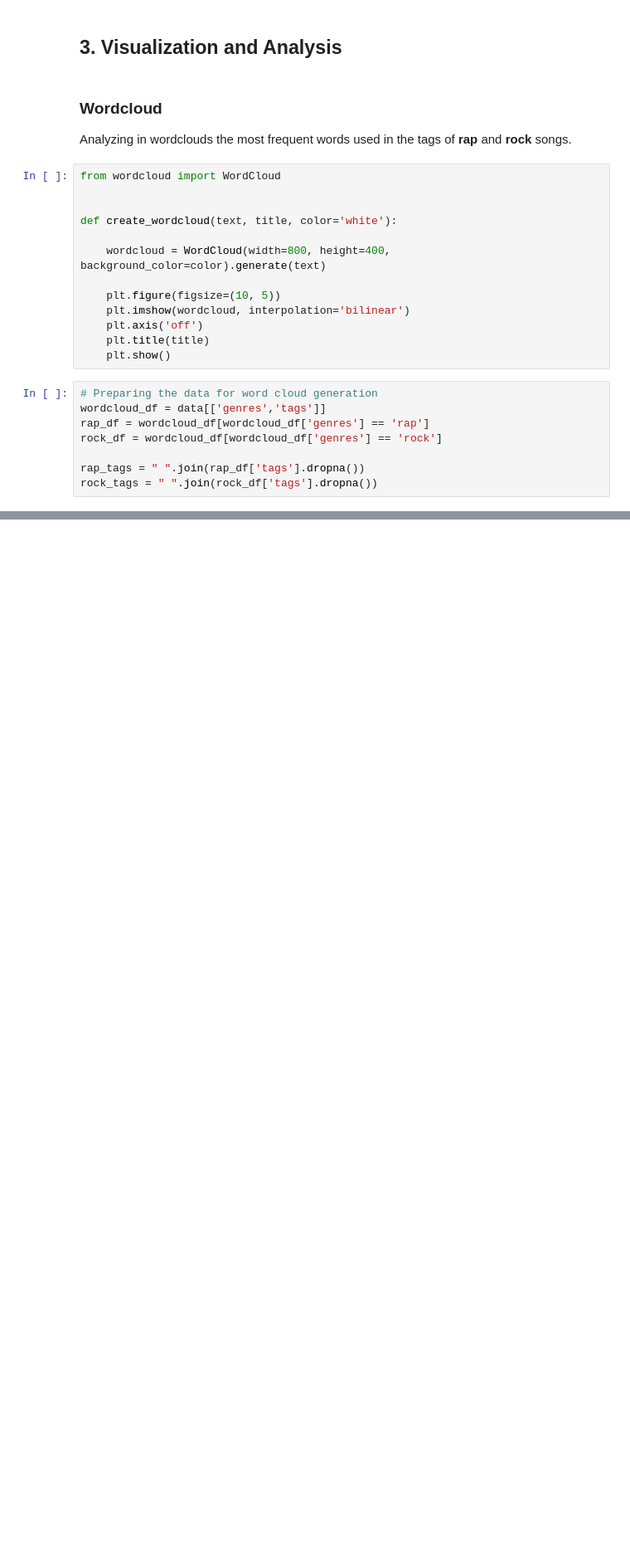
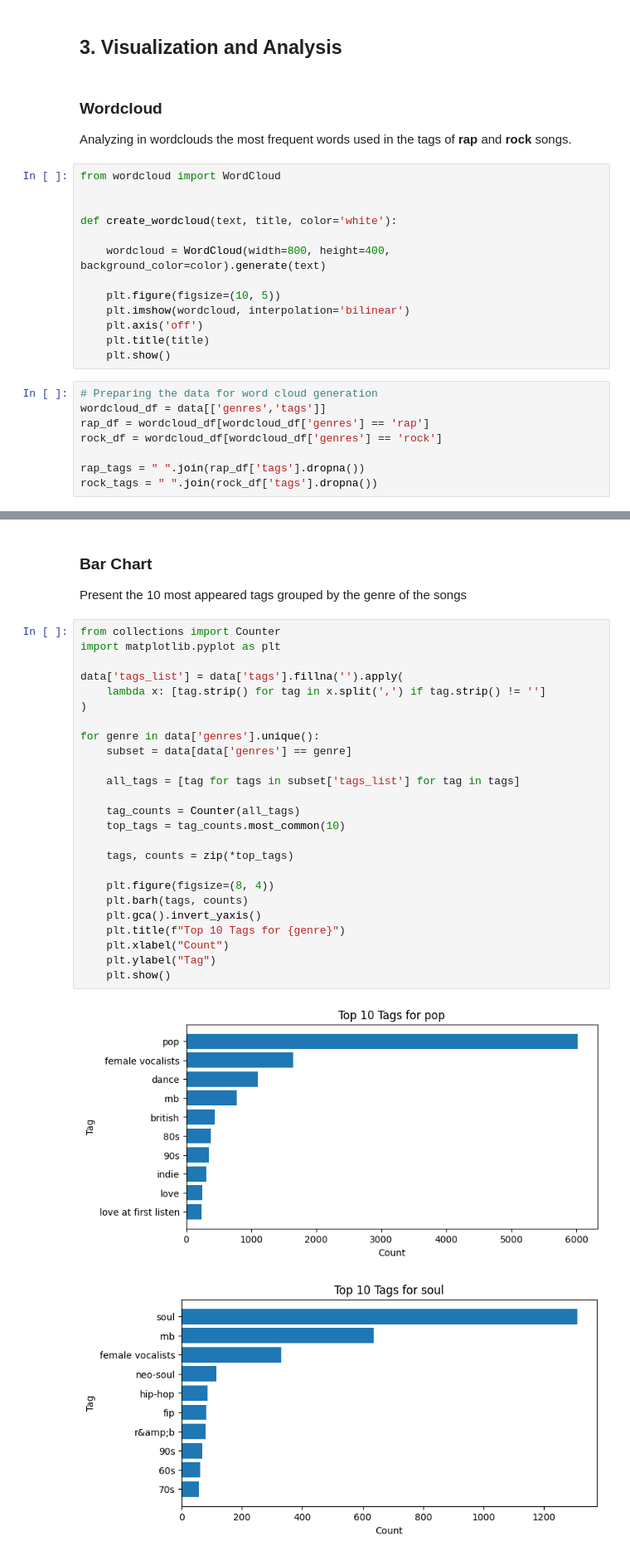
Before and after one commit to Oiko8/Multimodal-Music-Analysis, a Jupyter notebook: part1(oiko).ipynb, the cells around one changed output, grey strips where cells are left out. Shown at 83% size. Saved outputs shown, nothing was run; the diff lists cells and outputs as text; blank space fills up the shorter version.

```diff
--- a/part1(oiko).ipynb
+++ b/part1(oiko).ipynb
@@ -275,0 +324,32 @@ create_wordcloud(rock_tags, 'Rock Tags', color='lightcoral')
+# %% [markdown]
+### **Bar Chart**
+
+Present the 10 most appeared tags grouped by the genre of the songs
+# %%
+from collections import Counter
+import matplotlib.pyplot as plt
+
+data['tags_list'] = data['tags'].fillna('').apply(
+    lambda x: [tag.strip() for tag in x.split(',') if tag.strip() != '']
+)
+
+for genre in data['genres'].unique():
+    subset = data[data['genres'] == genre]
+
+    all_tags = [tag for tags in subset['tags_list'] for tag in tags]
+
+    tag_counts = Counter(all_tags)
+    top_tags = tag_counts.most_common(10)
+
+    tags, counts = zip(*top_tags)
+
+    plt.figure(figsize=(8, 4))
+    plt.barh(tags, counts)
+    plt.gca().invert_yaxis()
+    plt.title(f"Top 10 Tags for {genre}")
+    plt.xlabel("Count")
+    plt.ylabel("Tag")
+    plt.show()
+# %% [output]
+[figure, added]
+[figure, added]
```
Also changed, not shown: parts of 16 cells of this notebook, 1 other file.
